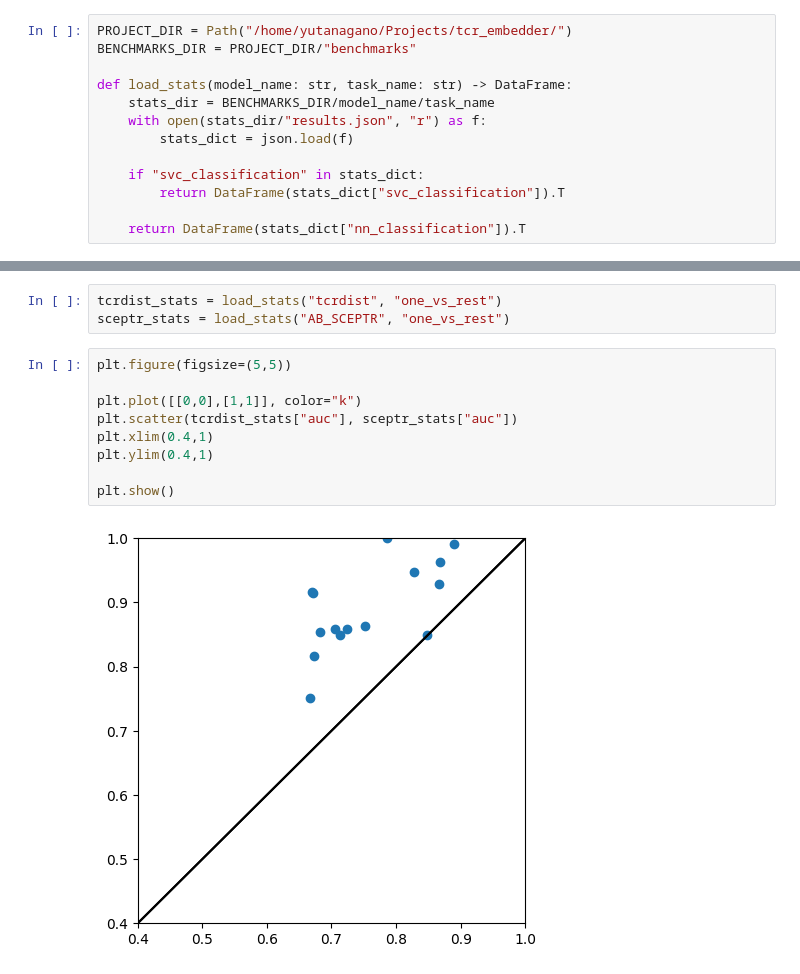
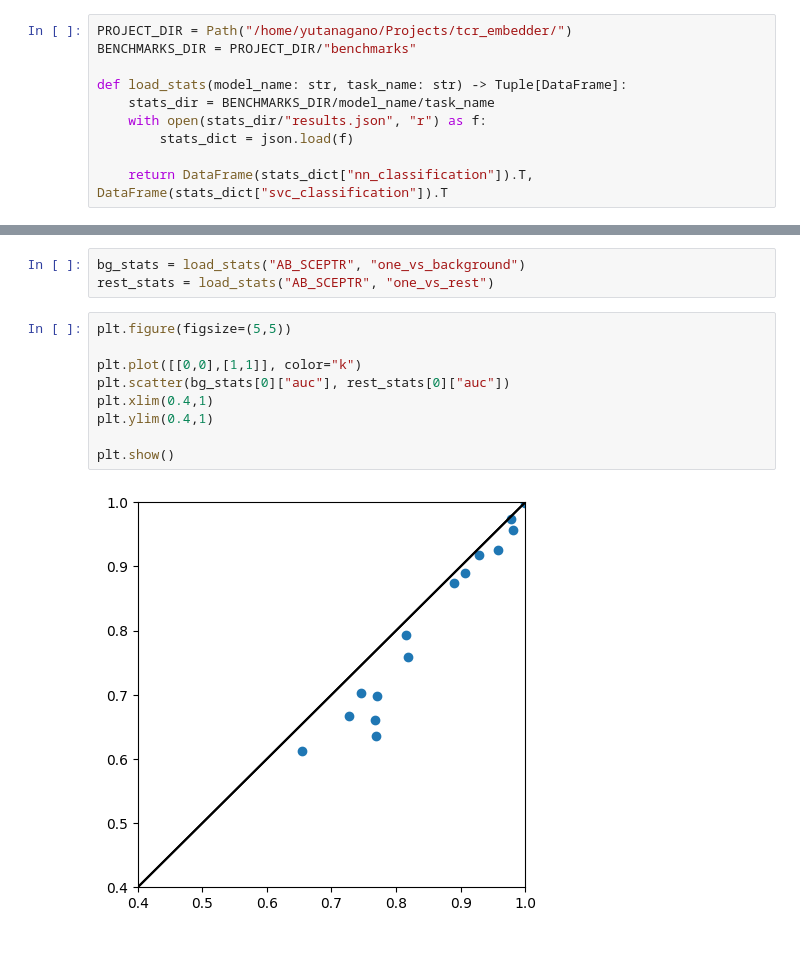
Before and after one commit to yutanagano/tcrlm, a Jupyter notebook: notebooks/analysis/model_comparisons.ipynb, the cells around one changed output, grey strips where cells are left out. Cells and saved outputs as stored; diff of their text form.

```diff
--- a/notebooks/analysis/model_comparisons.ipynb
+++ b/notebooks/analysis/model_comparisons.ipynb
@@ -7,12 +8,9 @@ from pathlib import Path
 PROJECT_DIR = Path("/home/yutanagano/Projects/tcr_embedder/")
 BENCHMARKS_DIR = PROJECT_DIR/"benchmarks"
 
-def load_stats(model_name: str, task_name: str) -> DataFrame:
+def load_stats(model_name: str, task_name: str) -> Tuple[DataFrame]:
     stats_dir = BENCHMARKS_DIR/model_name/task_name
     with open(stats_dir/"results.json", "r") as f:
         stats_dict = json.load(f)
 
-    if "svc_classification" in stats_dict:
-        return DataFrame(stats_dict["svc_classification"]).T
-
-    return DataFrame(stats_dict["nn_classification"]).T
+    return DataFrame(stats_dict["nn_classification"]).T, DataFrame(stats_dict["svc_classification"]).T
@@ -19,14 +42,14 @@ def load_stats(model_name: str, task_name: str) -> DataFrame:
 # %%
-tcrdist_stats = load_stats("tcrdist", "one_vs_rest")
-sceptr_stats = load_stats("AB_SCEPTR", "one_vs_rest")
+bg_stats = load_stats("AB_SCEPTR", "one_vs_background")
+rest_stats = load_stats("AB_SCEPTR", "one_vs_rest")
 # %%
 plt.figure(figsize=(5,5))
 
 plt.plot([[0,0],[1,1]], color="k")
-plt.scatter(tcrdist_stats["auc"], sceptr_stats["auc"])
+plt.scatter(bg_stats[0]["auc"], rest_stats[0]["auc"])
 plt.xlim(0.4,1)
 plt.ylim(0.4,1)
 
 plt.show()
 # %% [output]
-[figure, old version]
+[figure, new version]
```
Also changed, not shown: parts of 4 cells of this notebook, 1 other file.
